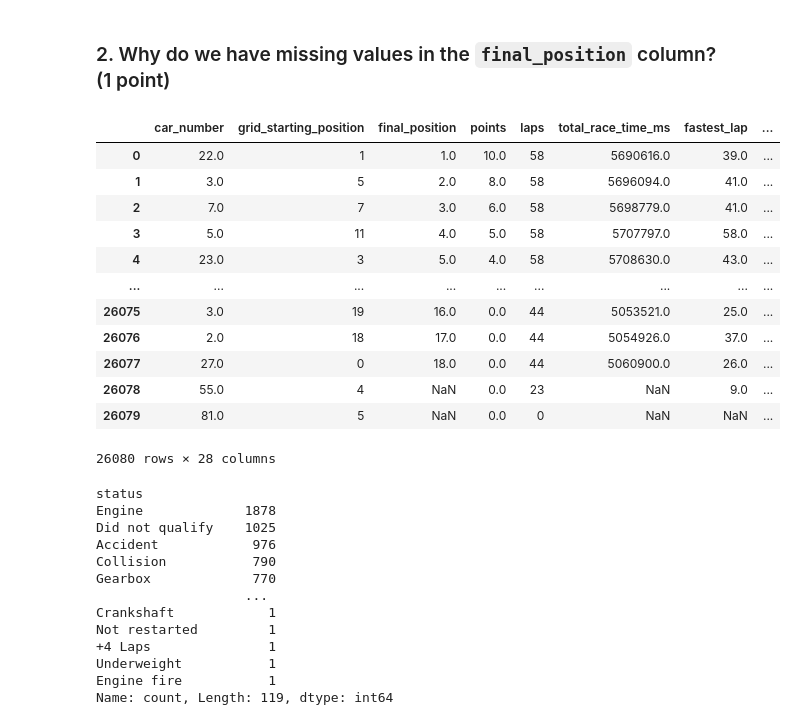
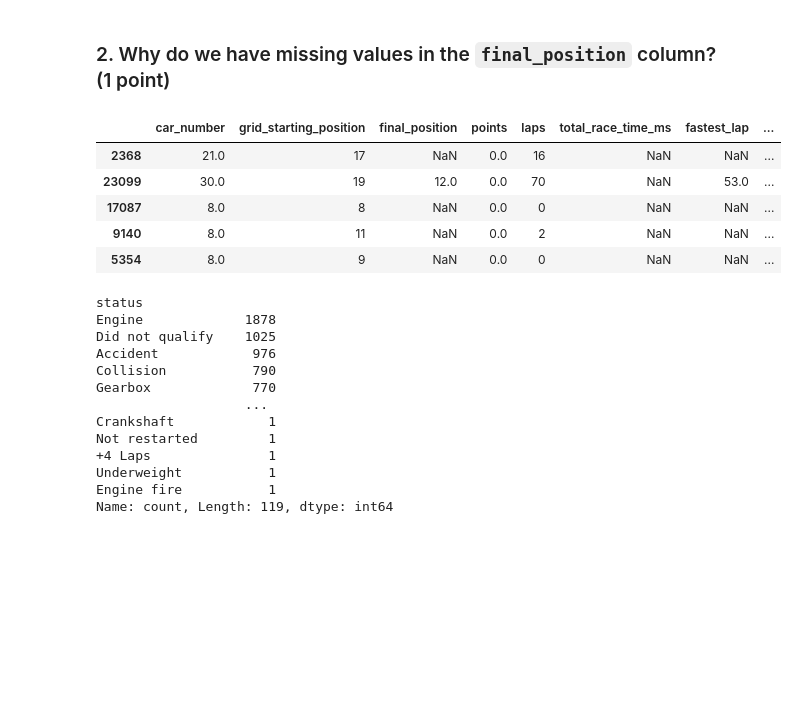
Before and after one commit to BOYSABIO/IE-University, a Jupyter notebook: IE_MASTERS/7_PYTHON_FOR_DATA_ANALYSIS/GROUP_PROJECT/group_assignment (3).ipynb, the cells around one changed output. Cells and saved outputs as stored; diff of their text form; code cells hidden in the pictures; blank space fills up the shorter version.

```diff
--- a/IE_MASTERS/7_PYTHON_FOR_DATA_ANALYSIS/GROUP_PROJECT/group_assignment (3).ipynb
+++ b/IE_MASTERS/7_PYTHON_FOR_DATA_ANALYSIS/GROUP_PROJECT/group_assignment (3).ipynb
@@ -118,23 +118,16 @@ dtype: object
 # %%
 import numpy as np
 
 df['laps'].describe()
 
-df[df['final_position'] != np.nan]
+df[df['final_position'] != np.nan].sample(5)
 # %% [output]
 |  | car_number | grid_starting_position | final_position | points | laps | total_race_time_ms | fastest_lap | ... |
-| 0 | 22.0 | 1 | 1.0 | 10.0 | 58 | 5690616.0 | 39.0 | ... |
-| 1 | 3.0 | 5 | 2.0 | 8.0 | 58 | 5696094.0 | 41.0 | ... |
-| 2 | 7.0 | 7 | 3.0 | 6.0 | 58 | 5698779.0 | 41.0 | ... |
-| 3 | 5.0 | 11 | 4.0 | 5.0 | 58 | 5707797.0 | 58.0 | ... |
-| 4 | 23.0 | 3 | 5.0 | 4.0 | 58 | 5708630.0 | 43.0 | ... |
-| ... | ... | ... | ... | ... | ... | ... | ... | ... |
-| 26075 | 3.0 | 19 | 16.0 | 0.0 | 44 | 5053521.0 | 25.0 | ... |
-| 26076 | 2.0 | 18 | 17.0 | 0.0 | 44 | 5054926.0 | 37.0 | ... |
-| 26077 | 27.0 | 0 | 18.0 | 0.0 | 44 | 5060900.0 | 26.0 | ... |
-| 26078 | 55.0 | 4 | NaN | 0.0 | 23 | NaN | 9.0 | ... |
-| 26079 | 81.0 | 5 | NaN | 0.0 | 0 | NaN | NaN | ... |
+| 2368 | 21.0 | 17 | NaN | 0.0 | 16 | NaN | NaN | ... |
+| 23099 | 30.0 | 19 | 12.0 | 0.0 | 70 | NaN | 53.0 | ... |
+| 17087 | 8.0 | 8 | NaN | 0.0 | 0 | NaN | NaN | ... |
+| 9140 | 8.0 | 11 | NaN | 0.0 | 2 | NaN | NaN | ... |
+| 5354 | 8.0 | 9 | NaN | 0.0 | 0 | NaN | NaN | ... |
-26080 rows × 28 columns
 # %%
 df[df['final_position'].isna()][['final_position', 'status']]
 df[df['final_position'].isna()]['status'].value_counts()
```
Also changed, not shown: parts of 2 cells of this notebook.
